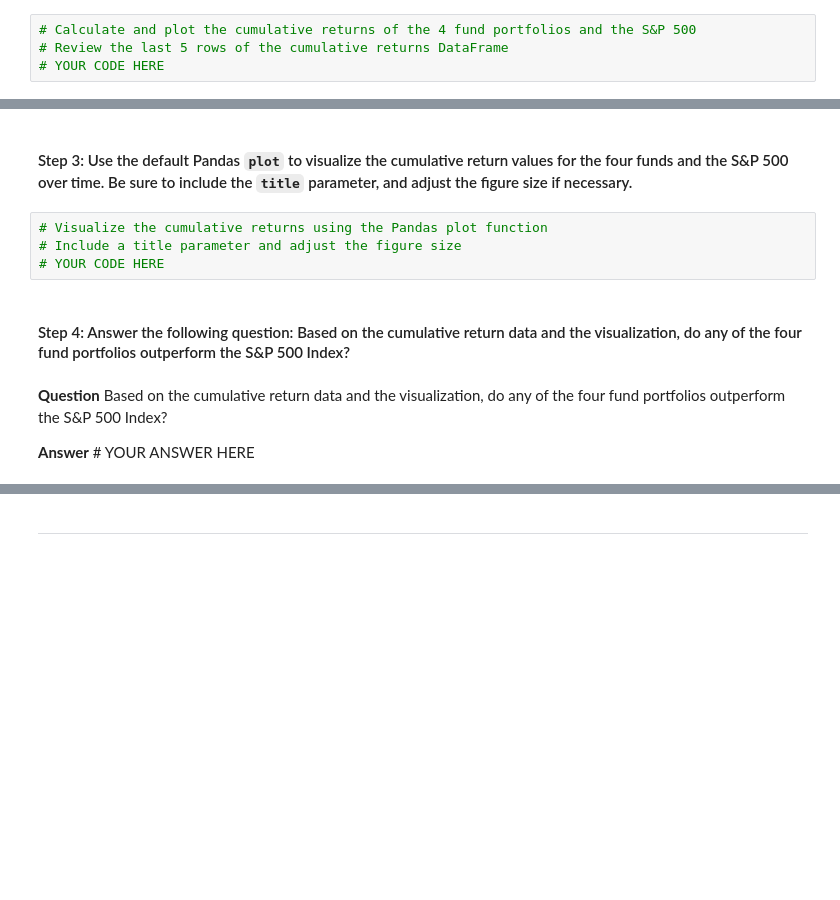
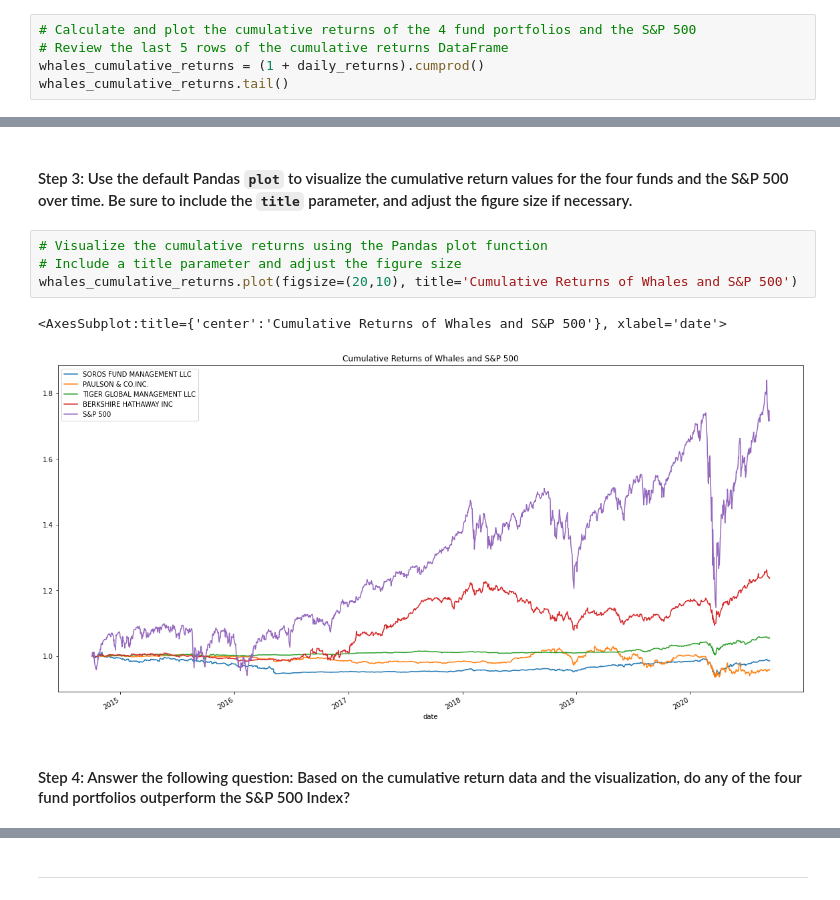
Before and after one commit to jpmaddox97/module_4_challenge, a Jupyter notebook: Starter_Code/risk_return_analysis.ipynb, the cells around one changed output, grey strips where cells are left out. Drawn from its saved outputs; the diff is of its cells as text; blank space fills up the shorter version.

```diff
--- a/Starter_Code/risk_return_analysis.ipynb
+++ b/Starter_Code/risk_return_analysis.ipynb
@@ -160,4 +163,5 @@ Analyze the data to determine if any of the portfolios outperform the broader st
 # %%
 # Calculate and plot the cumulative returns of the 4 fund portfolios and the S&P 500
 # Review the last 5 rows of the cumulative returns DataFrame
-# YOUR CODE HERE
+whales_cumulative_returns = (1 + daily_returns).cumprod()
+whales_cumulative_returns.tail()
@@ -166,10 +178,9 @@ Analyze the data to determine if any of the portfolios outperform the broader st
 # %%
 # Visualize the cumulative returns using the Pandas plot function
 # Include a title parameter and adjust the figure size
-# YOUR CODE HERE
+whales_cumulative_returns.plot(figsize=(20,10), title='Cumulative Returns of Whales and S&P 500')
+# %% [output]
+<AxesSubplot:title={'center':'Cumulative Returns of Whales and S&P 500'}, xlabel='date'>
+[figure, added]
 # %% [markdown]
 #### Step 4: Answer the following question: Based on the cumulative return data and the visualization, do any of the four fund portfolios outperform the S&P 500 Index?
-# %% [markdown]
-**Question** Based on the cumulative return data and the visualization, do any of the four fund portfolios outperform the S&P 500 Index?
-
-**Answer** # YOUR ANSWER HERE
```
Also changed, not shown: parts of 4 cells of this notebook.
